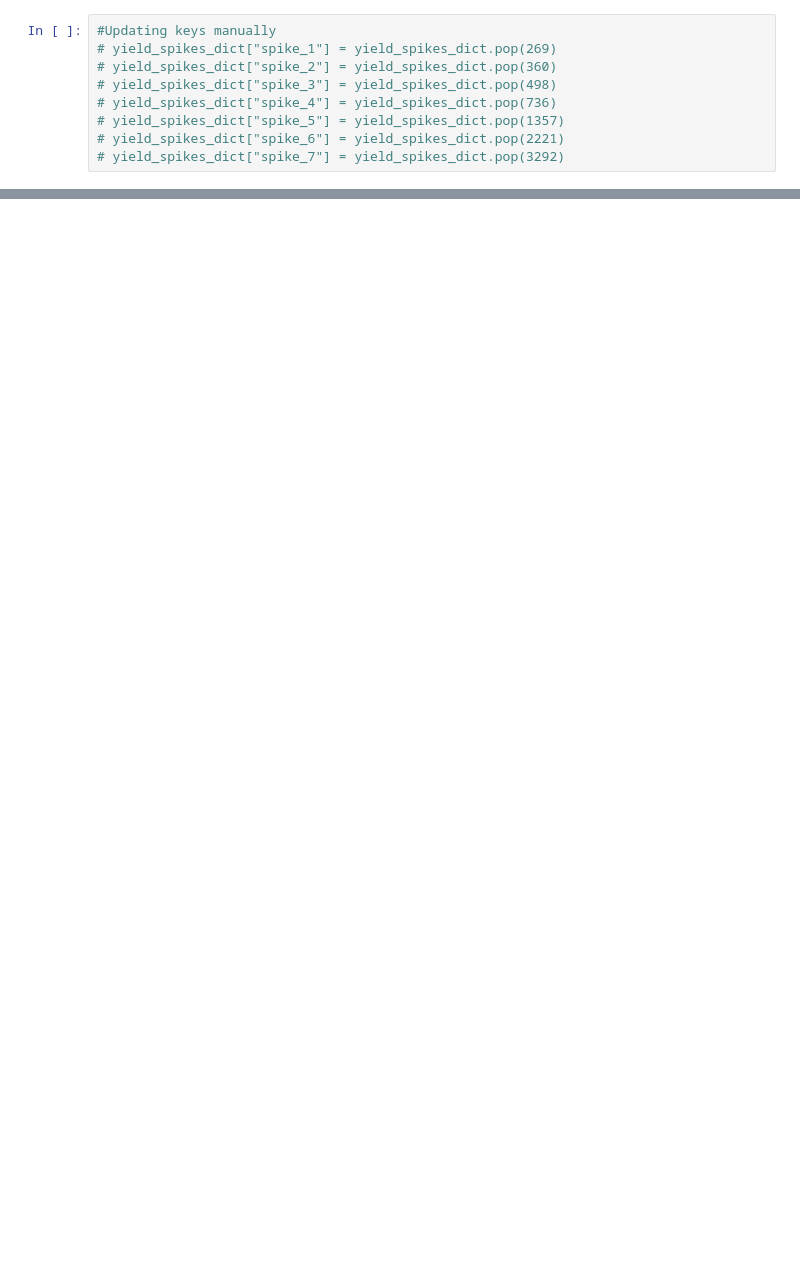
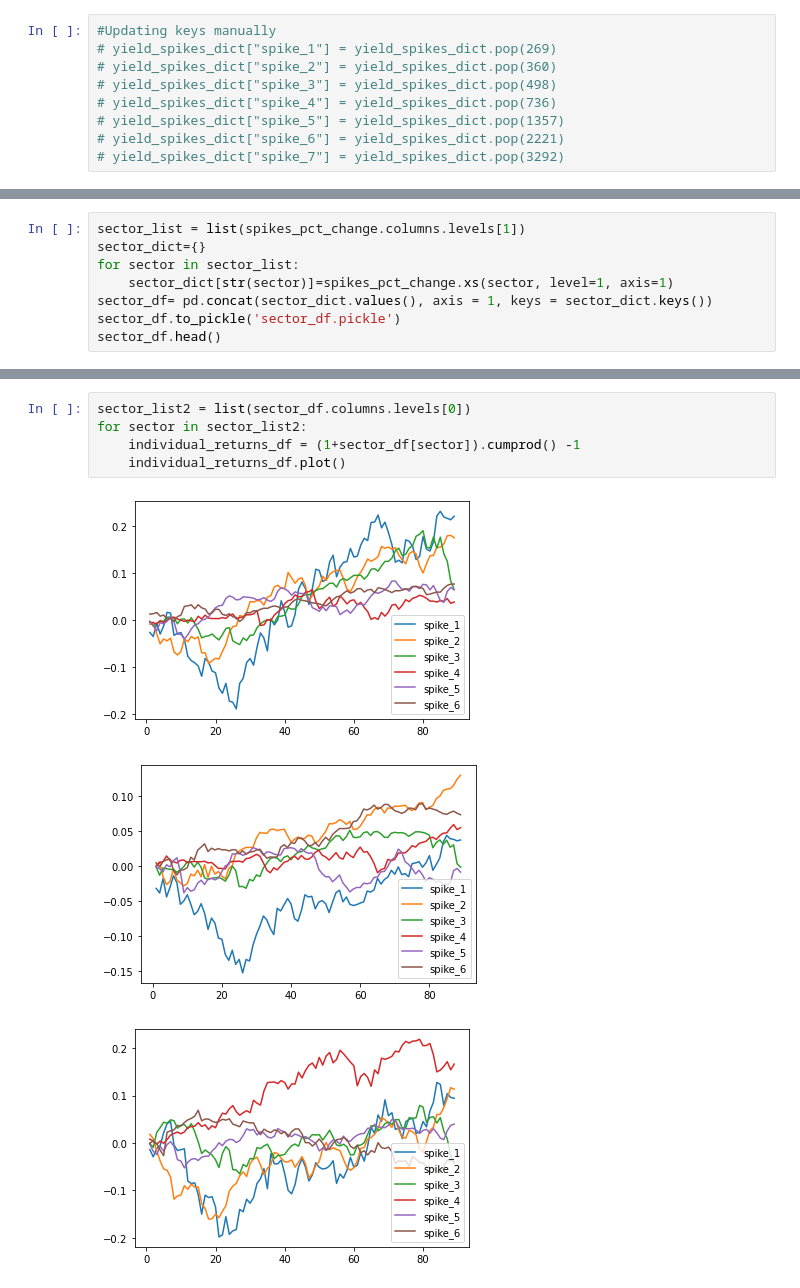
Before and after one commit to georgekoul26/Historical_Yield_Spikes, a Jupyter notebook: yield_slicer.ipynb, the cells around one changed output, grey strips where cells are left out. Saved outputs shown, nothing was run; the diff lists cells and outputs as text; blank space fills up the shorter version.

```diff
--- a/yield_slicer.ipynb
+++ b/yield_slicer.ipynb
@@ -94,0 +118,8 @@ spikes_df.head()
+# %%
+sector_list = list(spikes_pct_change.columns.levels[1])
+sector_dict={}
+for sector in sector_list:
+    sector_dict[str(sector)]=spikes_pct_change.xs(sector, level=1, axis=1)
+sector_df= pd.concat(sector_dict.values(), axis = 1, keys = sector_dict.keys())
+sector_df.to_pickle('sector_df.pickle')
+sector_df.head()
@@ -94,0 +135,9 @@ spikes_df.head()
+# %%
+sector_list2 = list(sector_df.columns.levels[0])
+for sector in sector_list2:
+    individual_returns_df = (1+sector_df[sector]).cumprod() -1
+    individual_returns_df.plot()
+# %% [output]
+[figure, added]
+[figure, added]
+[figure, added]
```
Also changed, not shown: parts of 8 cells of this notebook.
